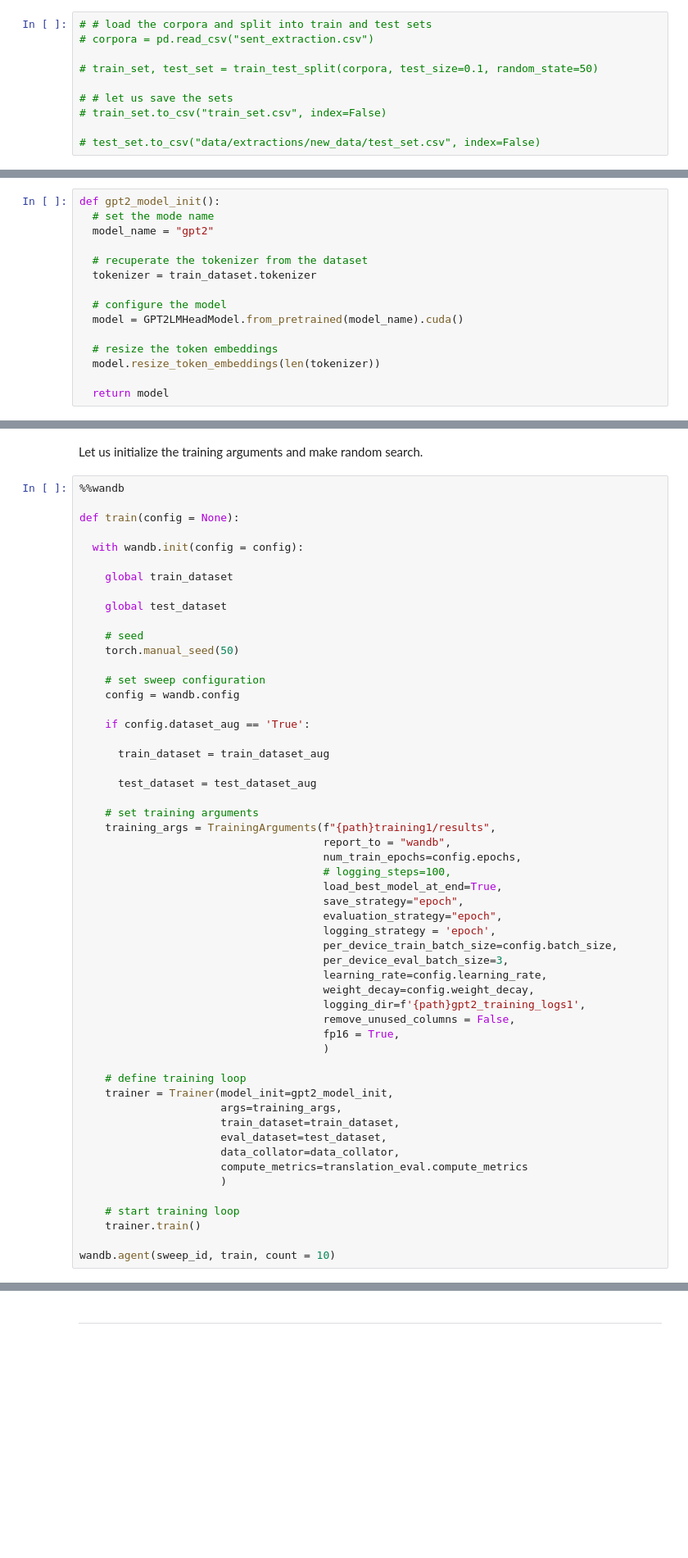
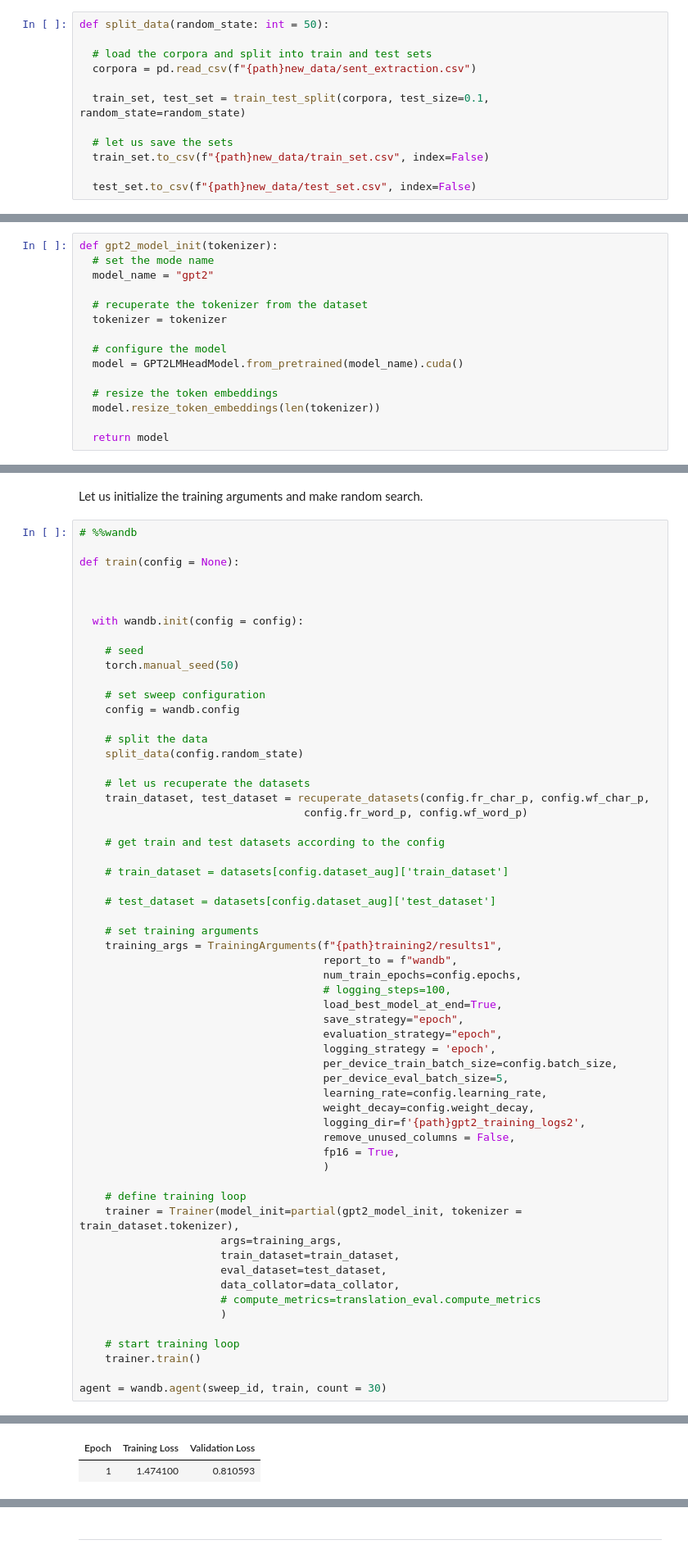
Before and after one commit to Oumar199/Wolof_traduction, a Jupyter notebook: training_gpt2_2.ipynb, the cells around one changed output, grey strips where cells are left out. Shown at 82% size. Saved outputs shown, nothing was run; the diff lists cells and outputs as text; blank space fills up the shorter version.

```diff
--- a/training_gpt2_2.ipynb
+++ b/training_gpt2_2.ipynb
@@ -57,14 +81,16 @@ We will create two models:
 # %% [markdown]
 We can use the same custom dataset that we created in [text_augmentation](text_augmentation.ipynb). But we need to split the data between train and test sets and save them.
 # %%
-# # load the corpora and split into train and test sets
-# corpora = pd.read_csv("sent_extraction.csv")
+def split_data(random_state: int = 50):
 
-# train_set, test_set = train_test_split(corpora, test_size=0.1, random_state=50)
+  # load the corpora and split into train and test sets
+  corpora = pd.read_csv(f"{path}new_data/sent_extraction.csv")
 
-# # let us save the sets
-# train_set.to_csv("train_set.csv", index=False)
+  train_set, test_set = train_test_split(corpora, test_size=0.1, random_state=random_state)
 
-# test_set.to_csv("data/extractions/new_data/test_set.csv", index=False)
+  # let us save the sets
+  train_set.to_csv(f"{path}new_data/train_set.csv", index=False)
+
+  test_set.to_csv(f"{path}new_data/test_set.csv", index=False)
 # %% [markdown]
 Let us recuperate the datasets with and without augmentation.
@@ -139,12 +196,12 @@ Sweep URL: https://wandb.ai/oumar-kane-team/gpt2-french-wolof-sweeps/sweeps/guoc
 # %% [markdown]
 Let us recuperate the model and resize the token embeddings.
 # %%
-def gpt2_model_init():
+def gpt2_model_init(tokenizer):
   # set the mode name
   model_name = "gpt2"
 
   # recuperate the tokenizer from the dataset
-  tokenizer = train_dataset.tokenizer
+  tokenizer = tokenizer
 
   # configure the model
   model = GPT2LMHeadModel.from_pretrained(model_name).cuda()
@@ -256,15 +313,13 @@ def data_collator(batch):
 # %% [markdown]
 Let us initialize the training arguments and make random search.
 # %%
-%%wandb
+# %%wandb
 
 def train(config = None):
 
+
+
   with wandb.init(config = config):
-
-    global train_dataset
-
-    global test_dataset
 
     # seed
     torch.manual_seed(50)
@@ -272,15 +327,22 @@ def train(config = None):
     # set sweep configuration
     config = wandb.config
 
-    if config.dataset_aug == 'True':
+    # split the data
+    split_data(config.random_state)
 
-      train_dataset = train_dataset_aug
+    # let us recuperate the datasets
+    train_dataset, test_dataset = recuperate_datasets(config.fr_char_p, config.wf_char_p,
+                                   config.fr_word_p, config.wf_word_p)
 
-      test_dataset = test_dataset_aug
+    # get train and test datasets according to the config
+
+    # train_dataset = datasets[config.dataset_aug]['train_dataset']
+
+    # test_dataset = datasets[config.dataset_aug]['test_dataset']
 
     # set training arguments
-    training_args = TrainingArguments(f"{path}training1/results",
-                                      report_to = "wandb",
+    training_args = TrainingArguments(f"{path}training2/results1",
+                                      report_to = f"wandb",
                                       num_train_epochs=config.epochs,
                                       # logging_steps=100,
                                       load_best_model_at_end=True,
@@ -288,25 +350,25 @@ def train(config = None):
                                       evaluation_strategy="epoch",
                                       logging_strategy = 'epoch',
                                       per_device_train_batch_size=config.batch_size,
-                                      per_device_eval_batch_size=3,
+                                      per_device_eval_batch_size=5,
                                       learning_rate=config.learning_rate,
                                       weight_decay=config.weight_decay,
-                                      logging_dir=f'{path}gpt2_training_logs1',
+                                      logging_dir=f'{path}gpt2_training_logs2',
                                       remove_unused_columns = False,
                                       fp16 = True,
                                       )
 
     # define training loop
-    trainer = Trainer(model_init=gpt2_model_init,
+    trainer = Trainer(model_init=partial(gpt2_model_init, tokenizer = train_dataset.tokenizer),
                       args=training_args,
                       train_dataset=train_dataset,
                       eval_dataset=test_dataset,
                       data_collator=data_collator,
-                      compute_metrics=translation_eval.compute_metrics
+                      # compute_metrics=translation_eval.compute_metrics
                       )
 
     # start training loop
     trainer.train()
 
-wandb.agent(sweep_id, train, count = 10)
+agent = wandb.agent(sweep_id, train, count = 30)
 # %% [output]
@@ -325,0 +396,2 @@ Waiting for W&B process to finish... (failed 1). Press Ctrl-C to abort syncing.
+| Epoch | Training Loss | Validation Loss |
+| 1 | 1.474100 | 0.810593 |
```
Also changed, not shown: parts of 49 cells of this notebook, 16 other files.
